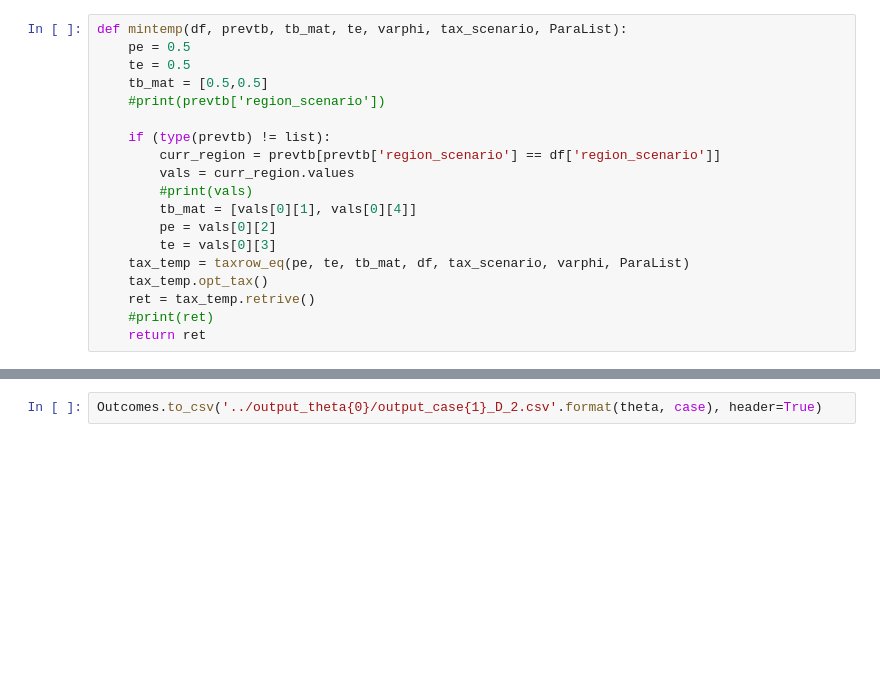
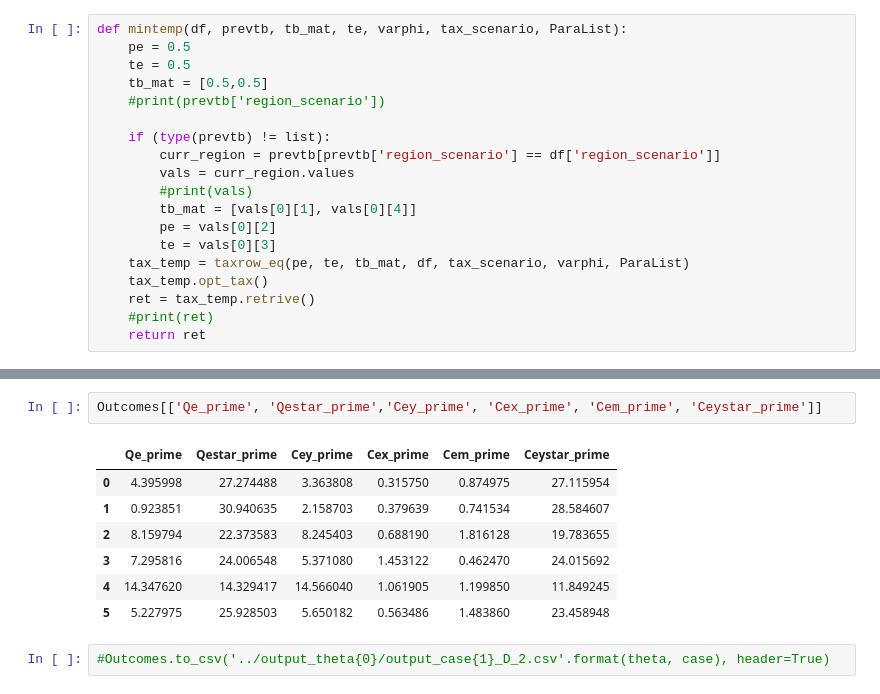
Before and after one commit to VoliCrank/Optimal-Unilateral-Carbon-Policy, a Jupyter notebook: Data/codes/ces/ces_functional.ipynb, the cells around one changed output, grey strips where cells are left out. Saved outputs shown, nothing was run; the diff lists cells and outputs as text; blank space fills up the shorter version.

```diff
--- a/Data/codes/ces/ces_functional.ipynb
+++ b/Data/codes/ces/ces_functional.ipynb
@@ -340,5 +337,15 @@ Outcomes
+# %%
+Outcomes[['Qe_prime', 'Qestar_prime','Cey_prime', 'Cex_prime', 'Cem_prime', 'Ceystar_prime']]
+# %% [output]
+|  | Qe_prime | Qestar_prime | Cey_prime | Cex_prime | Cem_prime | Ceystar_prime |
+| 0 | 4.395998 | 27.274488 | 3.363808 | 0.315750 | 0.874975 | 27.115954 |
+| 1 | 0.923851 | 30.940635 | 2.158703 | 0.379639 | 0.741534 | 28.584607 |
+| 2 | 8.159794 | 22.373583 | 8.245403 | 0.688190 | 1.816128 | 19.783655 |
+| 3 | 7.295816 | 24.006548 | 5.371080 | 1.453122 | 0.462470 | 24.015692 |
+| 4 | 14.347620 | 14.329417 | 14.566040 | 1.061905 | 1.199850 | 11.849245 |
+| 5 | 5.227975 | 25.928503 | 5.650182 | 0.563486 | 1.483860 | 23.458948 |
 # %%
-Outcomes.to_csv('../output_theta{0}/output_case{1}_D_2.csv'.format(theta, case), header=True)
+#Outcomes.to_csv('../output_theta{0}/output_case{1}_D_2.csv'.format(theta, case), header=True)
 # %%
 epsilonSstar
 # %% [output]
```
Also changed, not shown: parts of 7 cells of this notebook, 1 other file.
